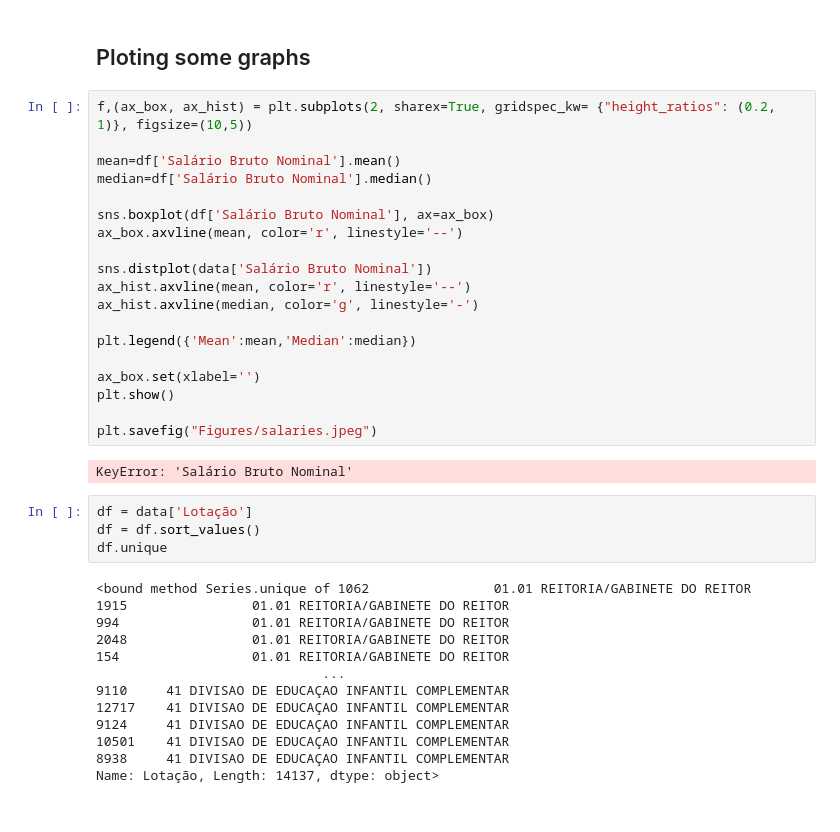
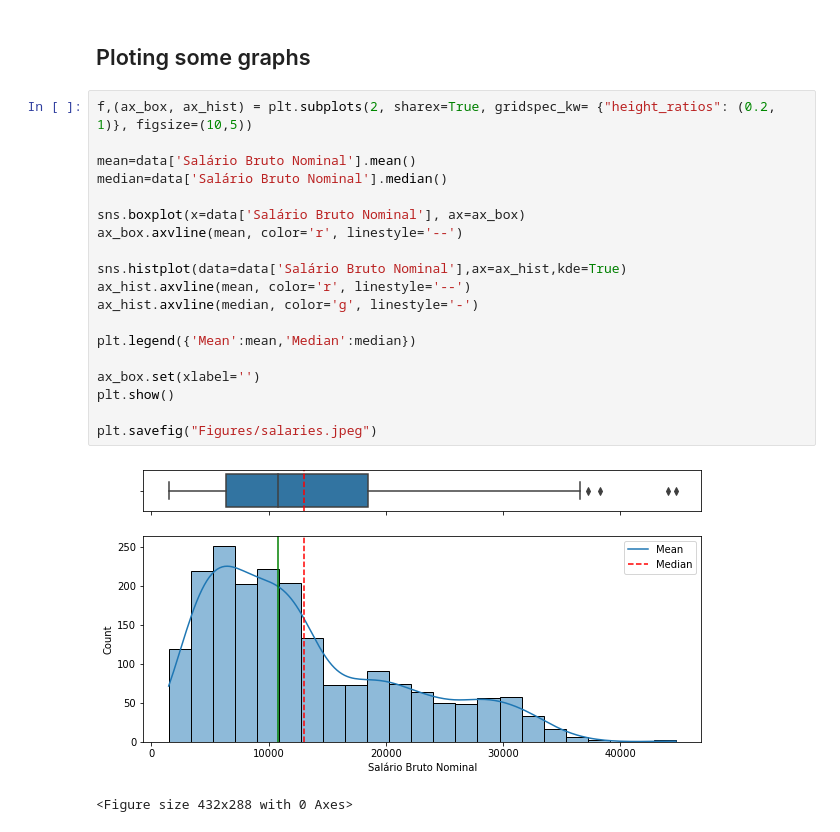
Before and after one commit to Pedronagy/Unicamp_salaries, a Jupyter notebook: Analisys.ipynb, the cells around one changed output. Saved outputs shown, nothing was run; the diff lists cells and outputs as text.

```diff
--- a/Analisys.ipynb
+++ b/Analisys.ipynb
@@ -84,38 +84,22 @@ See the caveats in the documentation: https://pandas.pydata.org/pandas-docs/stab
 # %%
 f,(ax_box, ax_hist) = plt.subplots(2, sharex=True, gridspec_kw= {"height_ratios": (0.2, 1)}, figsize=(10,5))
 
-mean=df['Salário Bruto Nominal'].mean()
-median=df['Salário Bruto Nominal'].median()
+mean=data['Salário Bruto Nominal'].mean()
+median=data['Salário Bruto Nominal'].median()
 
-sns.boxplot(df['Salário Bruto Nominal'], ax=ax_box)
+sns.boxplot(x=data['Salário Bruto Nominal'], ax=ax_box)
 ax_box.axvline(mean, color='r', linestyle='--')
 
-sns.distplot(data['Salário Bruto Nominal'])
+sns.histplot(data=data['Salário Bruto Nominal'],ax=ax_hist,kde=True)
 ax_hist.axvline(mean, color='r', linestyle='--')
 ax_hist.axvline(median, color='g', linestyle='-')
 
 plt.legend({'Mean':mean,'Median':median})
 
 ax_box.set(xlabel='')
 plt.show()
 
 plt.savefig("Figures/salaries.jpeg")
 # %% [output]
+[figure, added]
-KeyError: 'Salário Bruto Nominal'
+<Figure size 432x288 with 0 Axes>
-# %%
-df = data['Lotação']
-df = df.sort_values()
-df.unique
-# %% [output]
-<bound method Series.unique of 1062                01.01 REITORIA/GABINETE DO REITOR
-1915                01.01 REITORIA/GABINETE DO REITOR
-994                 01.01 REITORIA/GABINETE DO REITOR
-2048                01.01 REITORIA/GABINETE DO REITOR
-154                 01.01 REITORIA/GABINETE DO REITOR
-                             ...
-9110     41 DIVISAO DE EDUCAÇAO INFANTIL COMPLEMENTAR
-12717    41 DIVISAO DE EDUCAÇAO INFANTIL COMPLEMENTAR
-9124     41 DIVISAO DE EDUCAÇAO INFANTIL COMPLEMENTAR
-10501    41 DIVISAO DE EDUCAÇAO INFANTIL COMPLEMENTAR
-8938     41 DIVISAO DE EDUCAÇAO INFANTIL COMPLEMENTAR
-Name: Lotação, Length: 14137, dtype: object>
```
Also changed, not shown: parts of 11 cells of this notebook, 2 other files.
